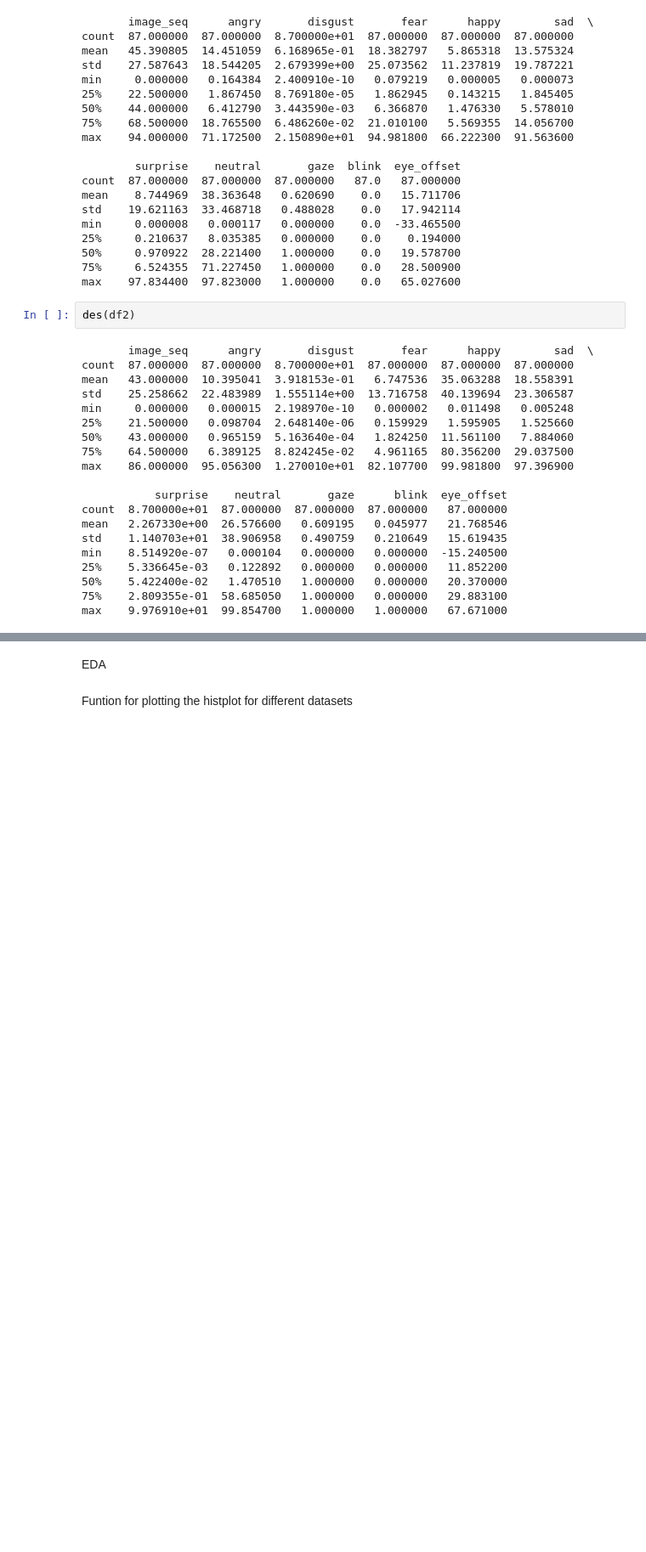
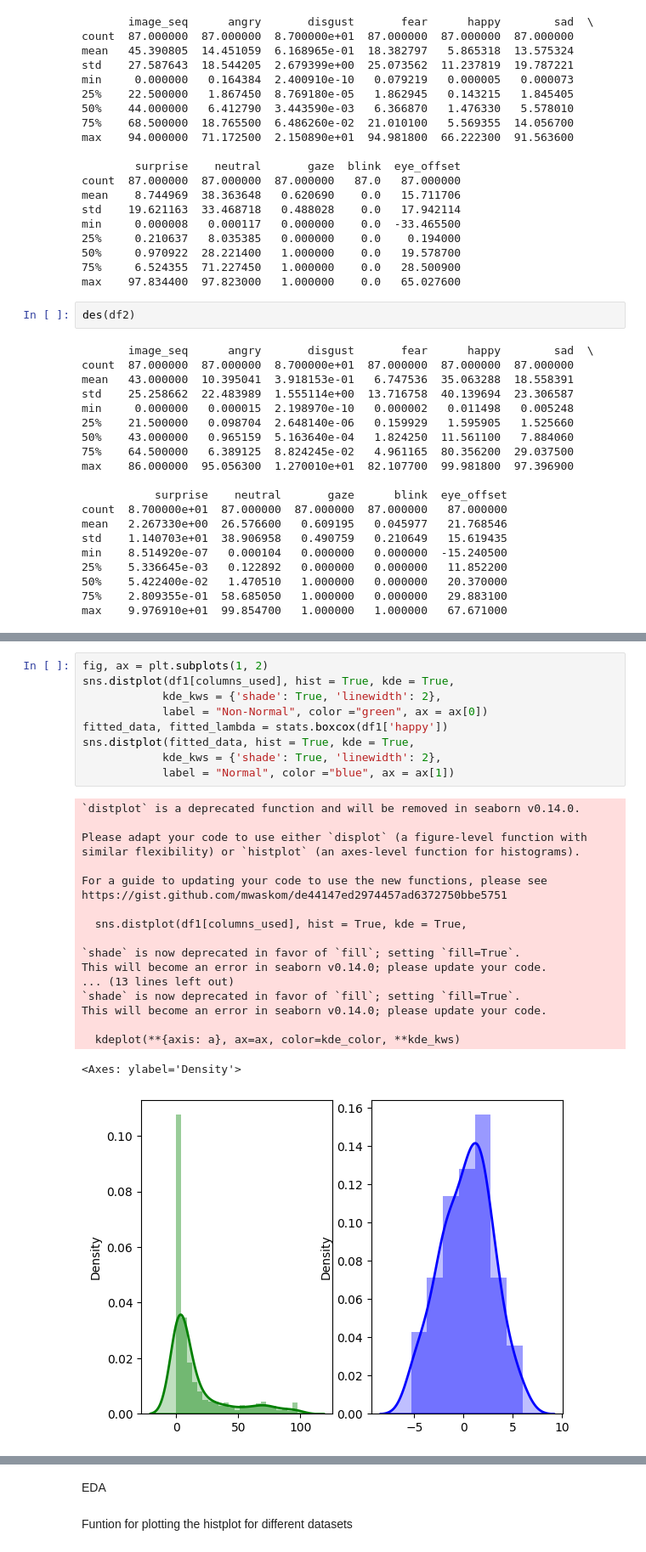
Before and after one commit to ABHAS2022/I-m_Beside_You, a Jupyter notebook: doc1.ipynb, the cells around one changed output, grey strips where cells are left out. Shown at 85% size. Saved outputs shown, nothing was run; the diff lists cells and outputs as text; blank space fills up the shorter version.

```diff
--- a/doc1.ipynb
+++ b/doc1.ipynb
@@ -135,0 +144,29 @@ max    9.976910e+01  99.854700   1.000000   1.000000   67.671000
+# %%
+fig, ax = plt.subplots(1, 2)
+sns.distplot(df1[columns_used], hist = True, kde = True,
+            kde_kws = {'shade': True, 'linewidth': 2},
+            label = "Non-Normal", color ="green", ax = ax[0])
+fitted_data, fitted_lambda = stats.boxcox(df1['happy'])
+sns.distplot(fitted_data, hist = True, kde = True,
+            kde_kws = {'shade': True, 'linewidth': 2},
+            label = "Normal", color ="blue", ax = ax[1])
+# %% [output]
+`distplot` is a deprecated function and will be removed in seaborn v0.14.0.
+
+Please adapt your code to use either `displot` (a figure-level function with
+similar flexibility) or `histplot` (an axes-level function for histograms).
+
+For a guide to updating your code to use the new functions, please see
+https://gist.github.com/mwaskom/de44147ed2974457ad6372750bbe5751
+
+  sns.distplot(df1[columns_used], hist = True, kde = True,
+
+`shade` is now deprecated in favor of `fill`; setting `fill=True`.
+This will become an error in seaborn v0.14.0; please update your code.
+... (13 lines left out)
+`shade` is now deprecated in favor of `fill`; setting `fill=True`.
+This will become an error in seaborn v0.14.0; please update your code.
+
+  kdeplot(**{axis: a}, ax=ax, color=kde_color, **kde_kws)
+<Axes: ylabel='Density'>
+[figure, added]
```
Also changed, not shown: parts of 15 cells of this notebook.
